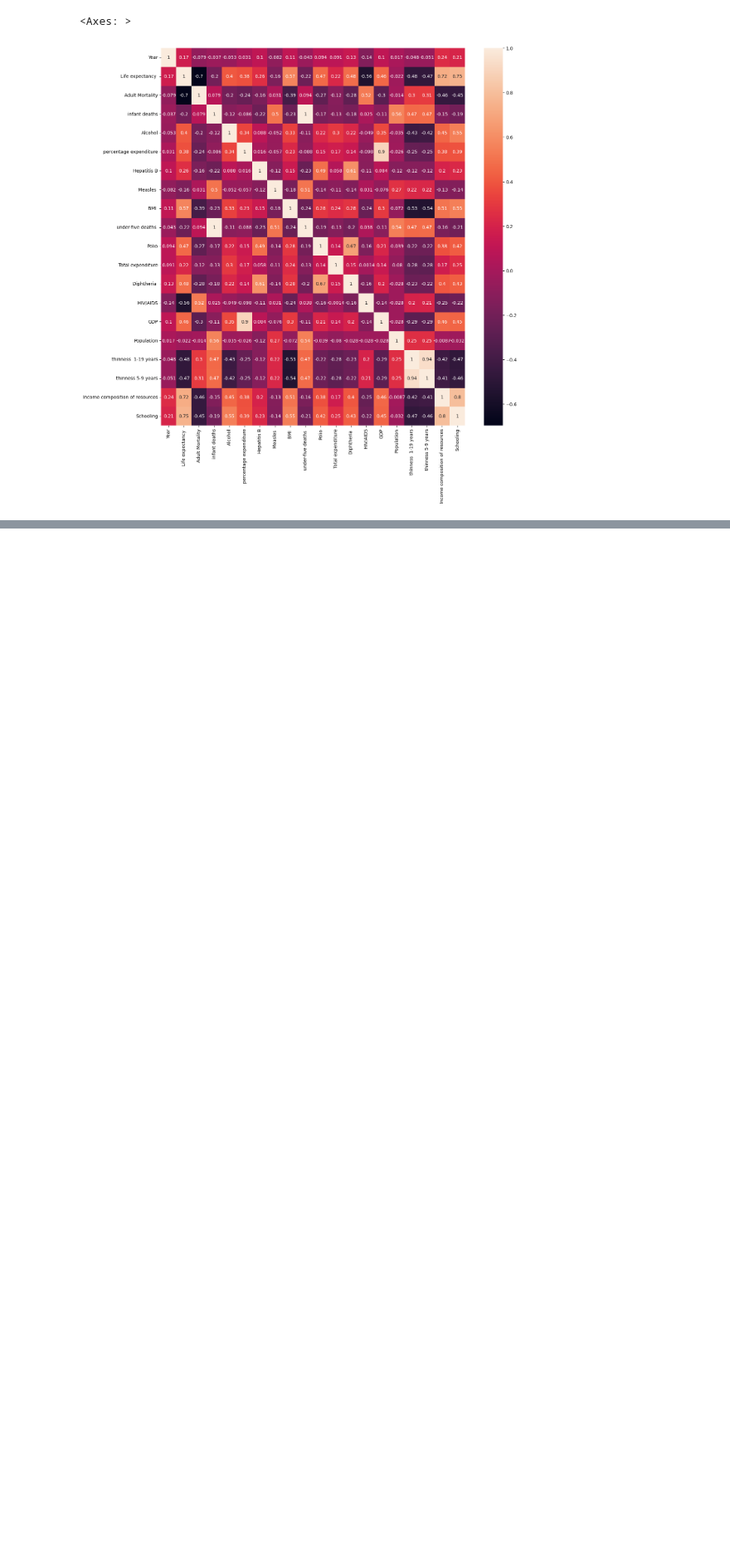
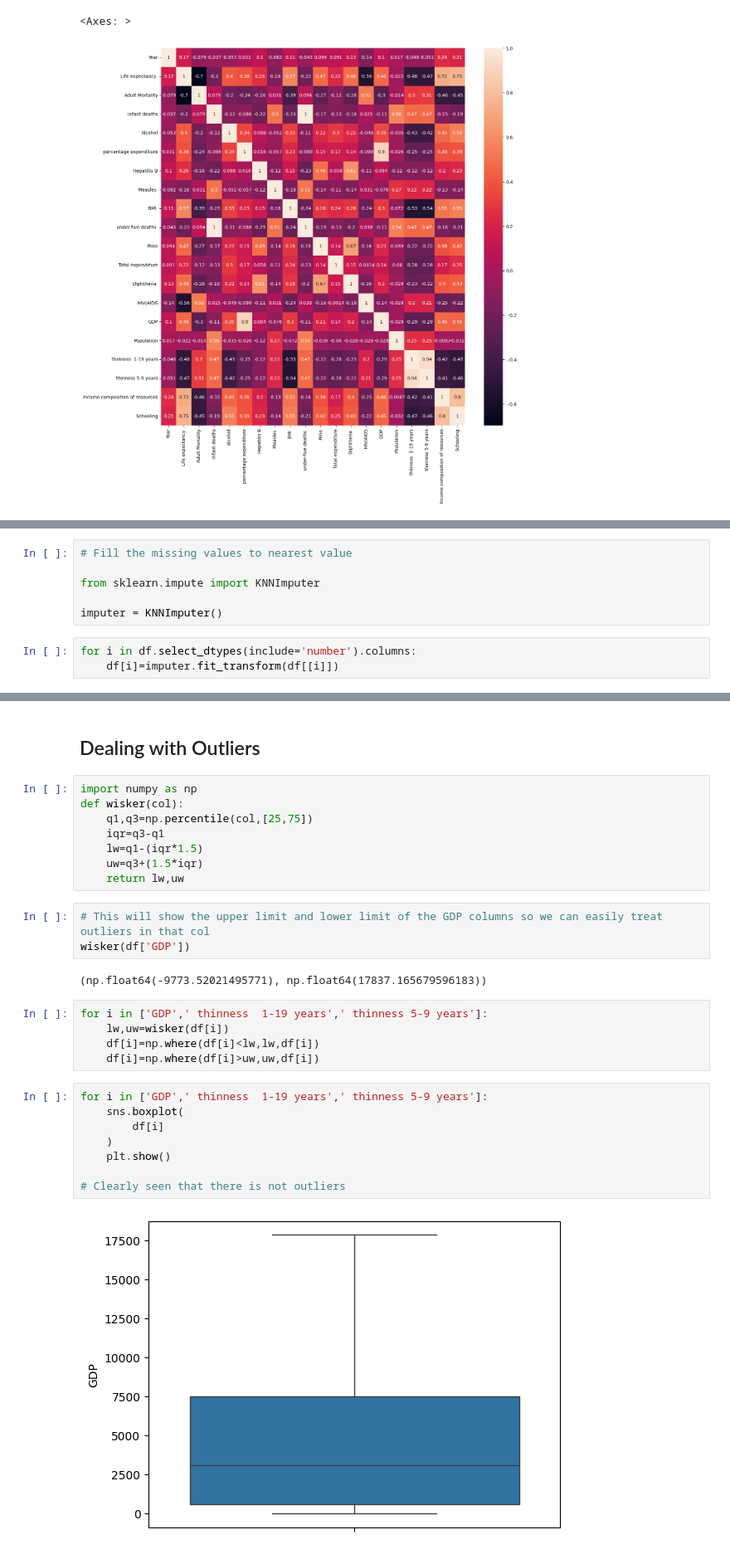
Before and after one commit to Shayan1064/machine-learning-journey, a Jupyter notebook: Day 10/Project 1.ipynb, the cells around one changed output, grey strips where cells are left out. Shown at 83% size. Saved outputs shown, nothing was run; the diff lists cells and outputs as text; blank space fills up the shorter version.

```diff
--- a/Day 10/Project 1.ipynb
+++ b/Day 10/Project 1.ipynb
@@ -193,0 +223,9 @@ sns.heatmap(
+# %%
+# Fill the missing values to nearest value
+
+from sklearn.impute import KNNImputer
+
+imputer = KNNImputer()
+# %%
+for i in df.select_dtypes(include='number').columns:
+    df[i]=imputer.fit_transform(df[[i]])
@@ -193,0 +252,30 @@ sns.heatmap(
+# %% [markdown]
+## Dealing with Outliers
+# %%
+import numpy as np
+def wisker(col):
+    q1,q3=np.percentile(col,[25,75])
+    iqr=q3-q1
+    lw=q1-(iqr*1.5)
+    uw=q3+(1.5*iqr)
+    return lw,uw
+# %%
+# This will show the upper limit and lower limit of the GDP columns so we can easily treat outliers in that col
+wisker(df['GDP'])
+# %% [output]
+(np.float64(-9773.52021495771), np.float64(17837.165679596183))
+# %%
+for i in ['GDP',' thinness  1-19 years',' thinness 5-9 years']:
+    lw,uw=wisker(df[i])
+    df[i]=np.where(df[i]<lw,lw,df[i])
+    df[i]=np.where(df[i]>uw,uw,df[i])
+# %%
+for i in ['GDP',' thinness  1-19 years',' thinness 5-9 years']:
+    sns.boxplot(
+        df[i]
+    )
+    plt.show()
+
+# Clearly seen that there is not outliers
+# %% [output]
+[figure, added]
```
Also changed, not shown: parts of 8 cells of this notebook, 4 other files.
